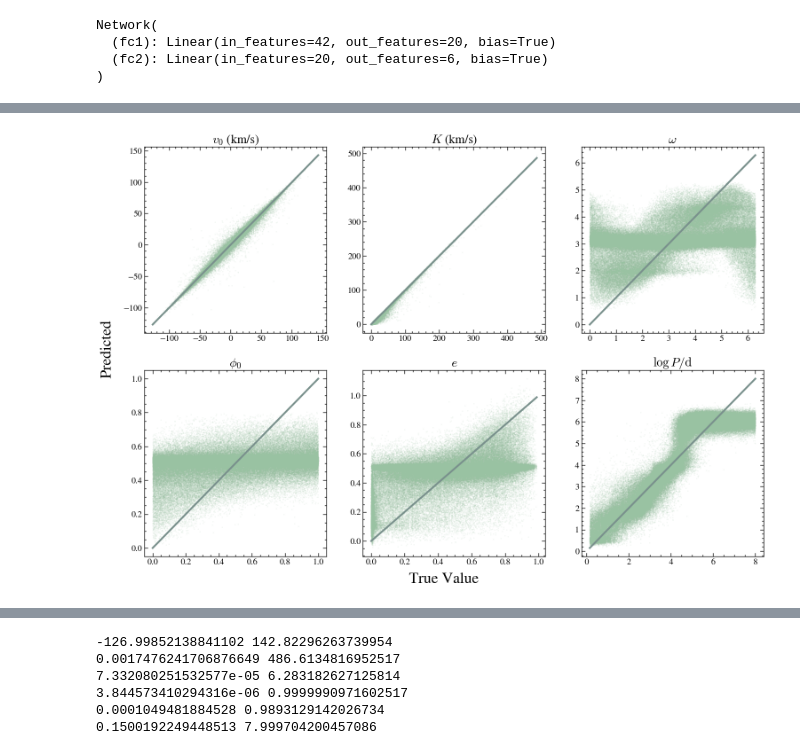
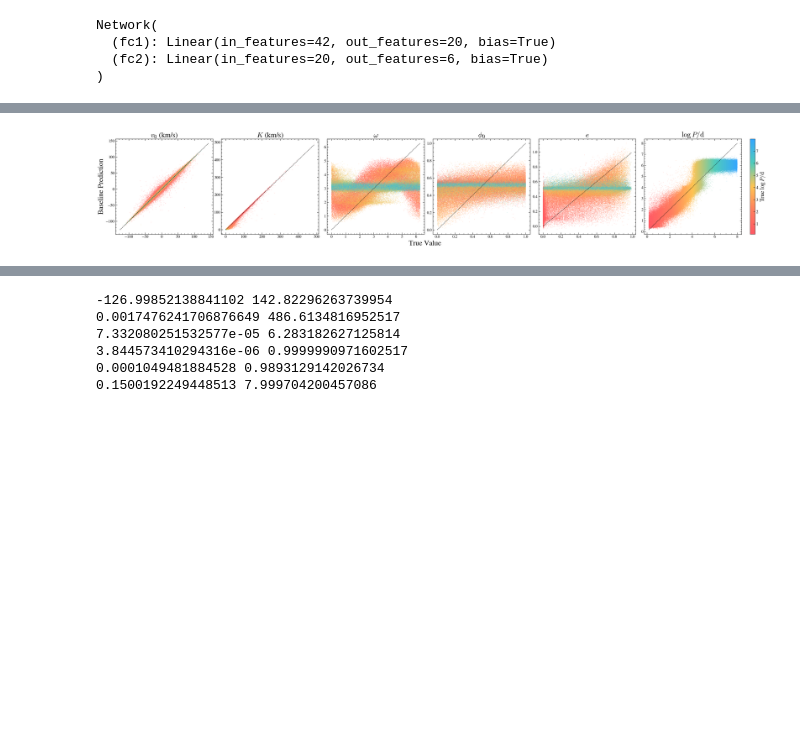
Before and after one commit to anya-m-phillips/ANKLES, a Jupyter notebook: project_notebooks/train_baseline.ipynb, the cells around one changed output, grey strips where cells are left out. Drawn from its saved outputs; the diff is of its cells as text; code cells hidden in the pictures; blank space fills up the shorter version.

Commit message:
plots for paper/realize the PP plot is not so bad after allgit add .

```diff
--- a/project_notebooks/train_baseline.ipynb
+++ b/project_notebooks/train_baseline.ipynb
@@ -346,6 +349,13 @@ Network(
   (fc1): Linear(in_features=42, out_features=20, bias=True)
   (fc2): Linear(in_features=20, out_features=6, bias=True)
 )
+# %%
+hex_colors=["#FF5964","#FF7D5E","#FFC452","#50CCBC","#35A7FF"]
+# hex_colors = ["#FF9F1C","#FFBF69","#FFDFB4","#F2ECD6","#E5F9F8","#CBF3F0", "#7DDCD3", "#2EC4B6"]
+# hex_colors = ["#DA8A66","#DB754A","#DC602E","#CC512D","#BC412B"]
+
+# Create the custom colormap
+custom_cmap = LinearSegmentedColormap.from_list('custom_cmap', hex_colors)
 # %%
 y_pred = MODEL(X_test.detach()).detach()
 
@@ -353,28 +363,77 @@ y_pred_numpy = y_pred.numpy()
 y_pred_unnormalized = unnormalize_outputs(y_pred_numpy, y_train_unnorm)
 
 
-fig, [[ax1,ax2,ax3],[ax4,ax5,ax6]] = plt.subplots(2,3, figsize=[18,12])
-ax_list = [ax1,ax2,ax3,ax4,ax5,ax6]
-param_names = [r"$v_0$ (km/s)", r"$K$ (km/s)", r'$\omega$', r'$\phi_0$', r'$e$', r'$\log{P/\rm{d}}$']
-for i in range(y_pred.shape[1]):
-    ax = ax_list[i]
-    # if i==2 or i==3 or i==4 or i==5:
-    ax.scatter(y_test_unnorm[:,i], y_pred_unnormalized[:,i], s=.01,zorder=0, c='#99C2A2',rasterized=True)
+# # fig, [[ax1,ax2,ax3],[ax4,ax5,ax6]] = plt.subplots(2,3, figsize=[20,12])
+# fig, [ax1,ax2,ax3,ax4,ax5,ax6] = plt.subplots(1,6, figsize=[40,6])
+
+# # plt.subplots_adjust
+# ax_list = [ax1,ax2,ax3,ax4,ax5,ax6]
+# param_names = [r"$v_0$ (km/s)", r"$K$ (km/s)", r'$\omega$', r'$\phi_0$', r'$e$', r'$\log{P/\rm{d}}$']
+# for i in range(y_pred.shape[1]):
+#     ax = ax_list[i]
+#     # if i==2 or i==3 or i==4 or i==5:
+
+#     ob = ax.scatter(y_test_unnorm[:,i], y_pred_unnormalized[:,i], s=0.05, c=y_test_unnorm[:,-1],#unc_samples[:,i],
+#                         cmap=custom_cmap, rasterized=True)#'magma')
+#     if i==5:
+#         divider = make_axes_locatable(ax)
+#         cax = divider.append_axes("right", size="5%", pad=1)
+#         cbar = fig.colorbar(ob, cax=cax, orientation='vertical')
+#         cbar.set_label(r'True $\log{P/\rm{d}}$', fontsize=20)
+
+#     # ax.scatter(y_test_unnorm[:,i], y_pred_unnormalized[:,i], s=.01,zorder=0, c='#99C2A2',rasterized=True)
 
 
 
-    mi = min(y_test_unnorm[:,i])
-    ma = max(y_test_unnorm[:,i])
-    print(mi, ma)
-    ax.plot([mi,ma],[mi,ma], c='#7A918D', linewidth=3)
-    ax.set_title(param_names[i], fontsize=20)
+#     mi = min(y_test_unnorm[:,i])
+#     ma = max(y_test_unnorm[:,i])
+#     print(mi, ma)
+#     ax.plot([mi,ma],[mi,ma], c='k', linewidth=1, linestyle='--')
+#     ax.set_title(param_names[i], fontsize=20)
+#     make_plot_nice(ax)
+
+
+# Create subplots normally
+fig, ax_list = plt.subplots(1, 6, figsize=(40, 6))
+plt.subplots_adjust(wspace=.1)
+
+# Create an additional axis for the colorbar using GridSpec
+# Get the gridspec from the figure and add one more column for the colorbar
+gs = fig.add_gridspec(1, 7, width_ratios=[1, 1, 1, 1, 1, 1, 0.05], wspace=0.1)
+
+# Move the original axes into the GridSpec slots
+for i, ax in enumerate(ax_list):
+    ax.set_position(gs[0, i].get_position(fig))
+    ax.set_subplotspec(gs[0, i])
+
+# Create the colorbar axis
+cax = fig.add_subplot(gs[0, 6])
+
+# Labels and plot
+param_names = [r"$v_0$ (km/s)", r"$K$ (km/s)", r'$\omega$', r'$\phi_0$', r'$e$', r'$\log{P/\rm{d}}$']
+
+for i in range(y_pred.shape[1]):
+    ax = ax_list[i]
+    ob = ax.scatter(
+        y_test_unnorm[:, i], y_pred_unnormalized[:, i],
+        s=0.05, c=y_test_unnorm[:, -1],
+        cmap=custom_cmap, rasterized=True
+    )
+
+    mi = min(y_test_unnorm[:, i])
+    ma = max(y_test_unnorm[:, i])
+    ax.plot([mi, ma], [mi, ma], c='k', linewidth=1, linestyle='--')
+    ax.set_title(param_names[i], fontsize=25)
     make_plot_nice(ax)
 
+# Add single colorbar to the dedicated axis
+cbar = fig.colorbar(ob, cax=cax, orientation='vertical')
+cbar.set_label(r'True $\log{P/\rm{d}}$', fontsize=20)
 
-
-fig.text(0.5, 0.06, "True Value", ha='center', fontsize=25)
-fig.text(0.07, 0.5, "Predicted", rotation='vertical', va='center', fontsize=25)
+fig.text(0.5, 0.02, "True Value", ha='center', fontsize=25)
+# fig.text(0.07, 0.5, "Predicted", rotation='vertical', va='center', fontsize=25)
+ax_list[0].set_ylabel("Baseline Prediction", rotation="vertical", fontsize=25)
 # plt.savefig('plots/baseline_performance.pdf', dpi=300, bbox_inches="tight")
-# plt.savefig('plots/baseline_performance.png', dpi=300, bbox_inches="tight")
+plt.savefig('plots/baseline_performance_logPcolors.pdf', dpi=300, bbox_inches="tight")
 plt.show()
 # %% [output]
@@ -387 +440 @@ plt.show()
-[figure, old version]
+[figure, new version]
```
Also changed, not shown: parts of 2 cells of this notebook, 5 other files.
